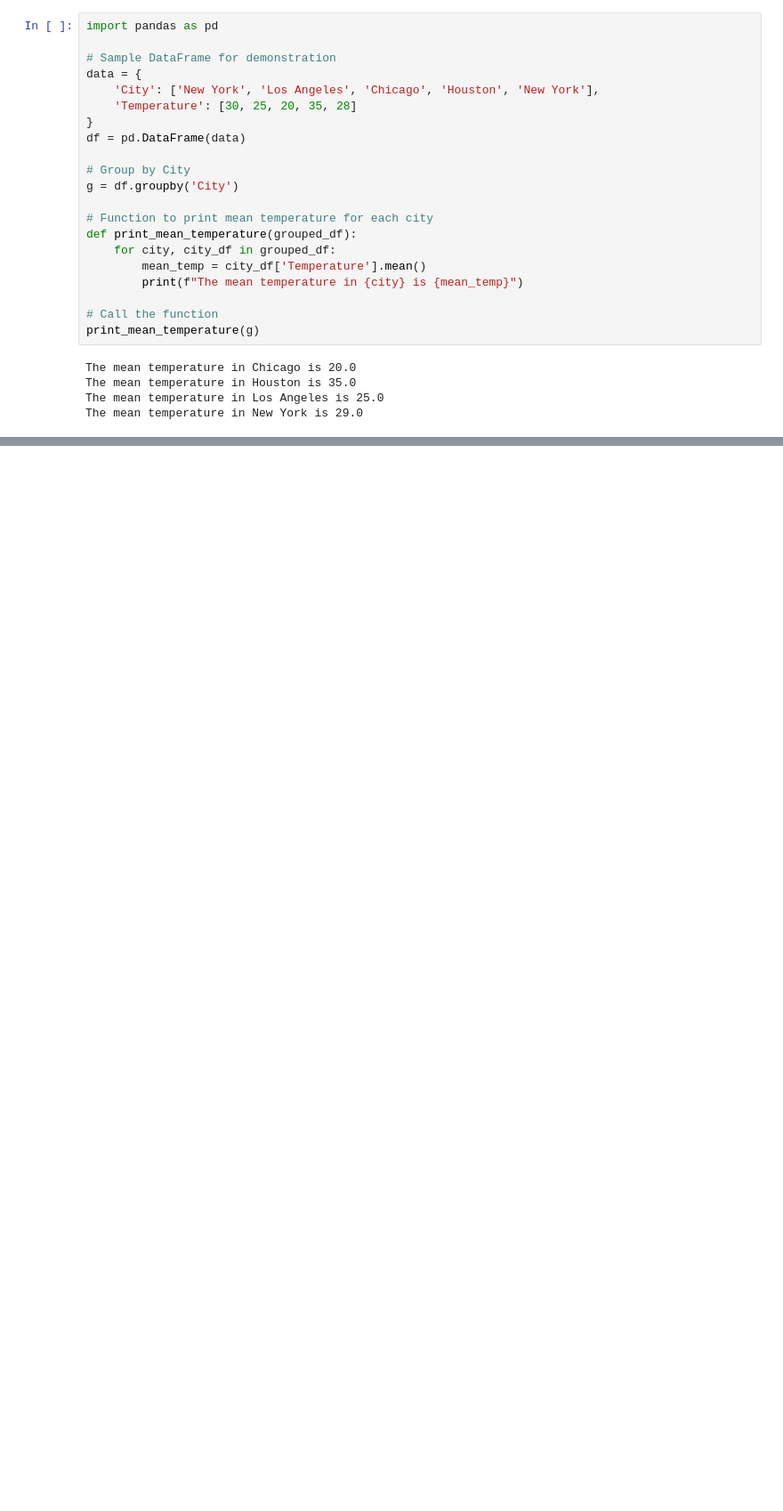
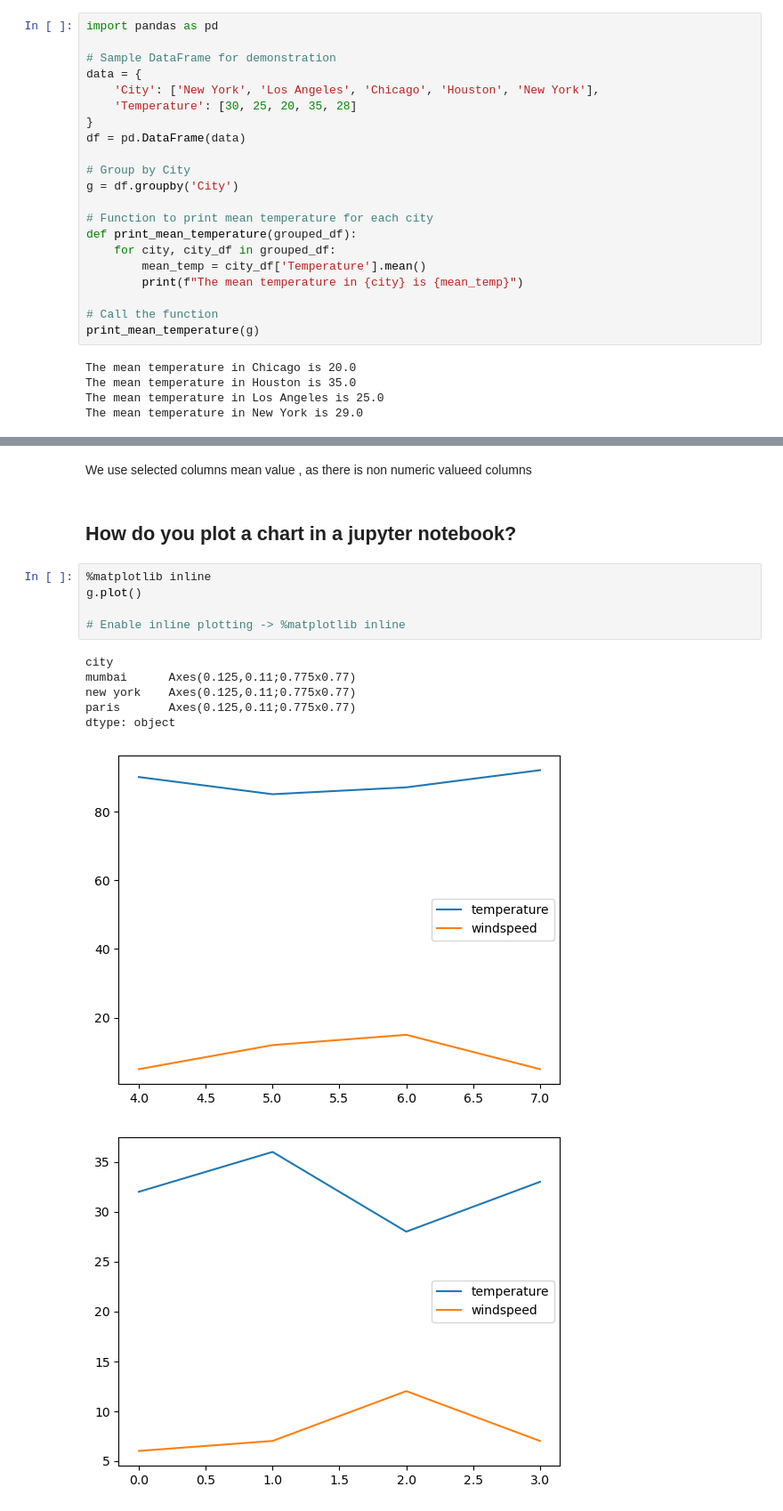
Before and after one commit to pushpullleg/MS-in-CS, a Jupyter notebook: Big Data /Pandas/Week 7/Week7.ipynb, the cells around one changed output, grey strips where cells are left out. Shown at 89% size. Cells and saved outputs as stored; diff of their text form; blank space fills up the shorter version.

```diff
--- a/Big Data /Pandas/Week 7/Week7.ipynb
+++ b/Big Data /Pandas/Week 7/Week7.ipynb
@@ -101,0 +139,17 @@ The mean temperature in New York is 29.0
+# %% [markdown]
+We use selected columns mean value , as there is non numeric valueed columns
+# %% [markdown]
+## How do you plot a chart in a jupyter notebook?
+# %%
+%matplotlib inline
+g.plot()
+
+# Enable inline plotting -> %matplotlib inline
+# %% [output]
+city
+mumbai      Axes(0.125,0.11;0.775x0.77)
+new york    Axes(0.125,0.11;0.775x0.77)
+paris       Axes(0.125,0.11;0.775x0.77)
+dtype: object
+[figure, added]
+[figure, added]
```
Also changed, not shown: parts of 9 cells of this notebook, 8 other files.
